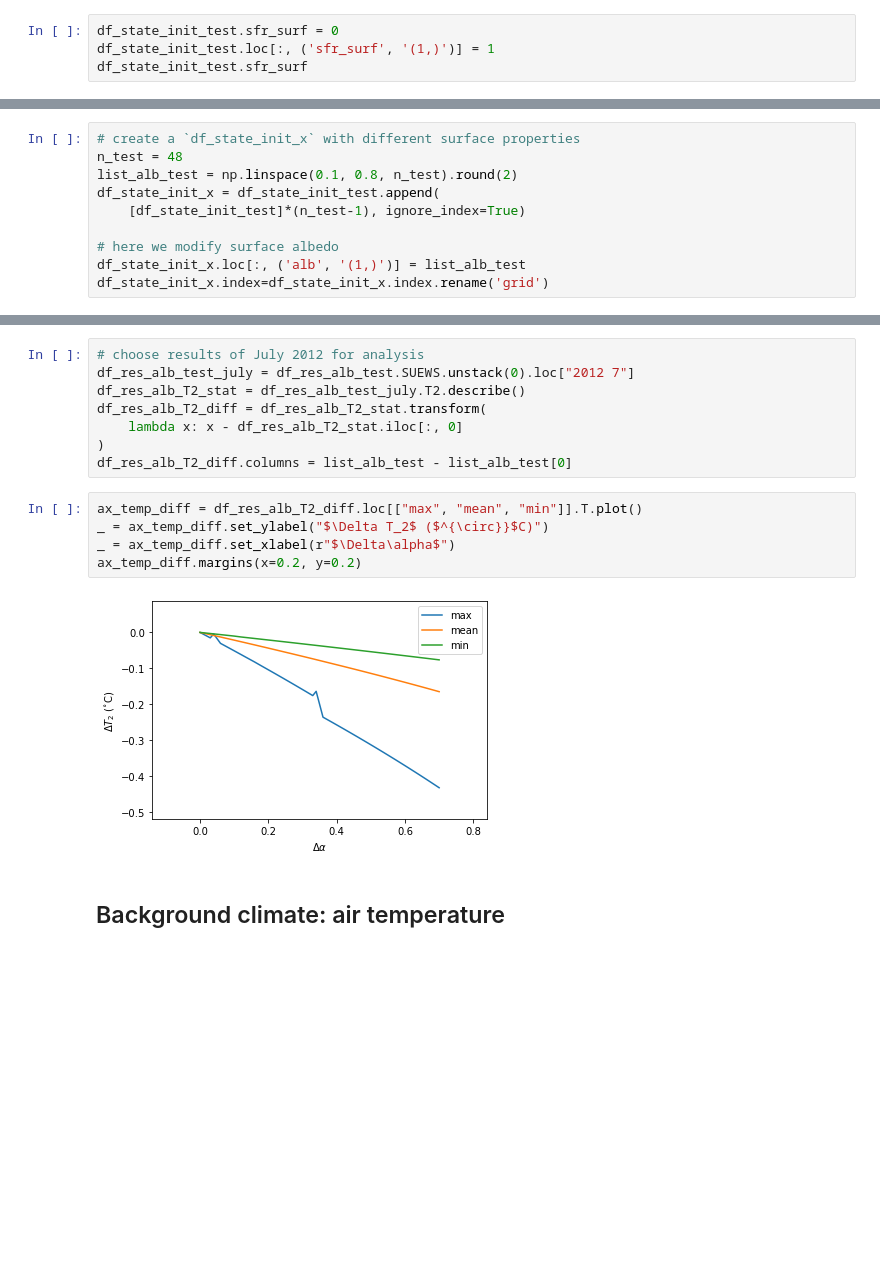
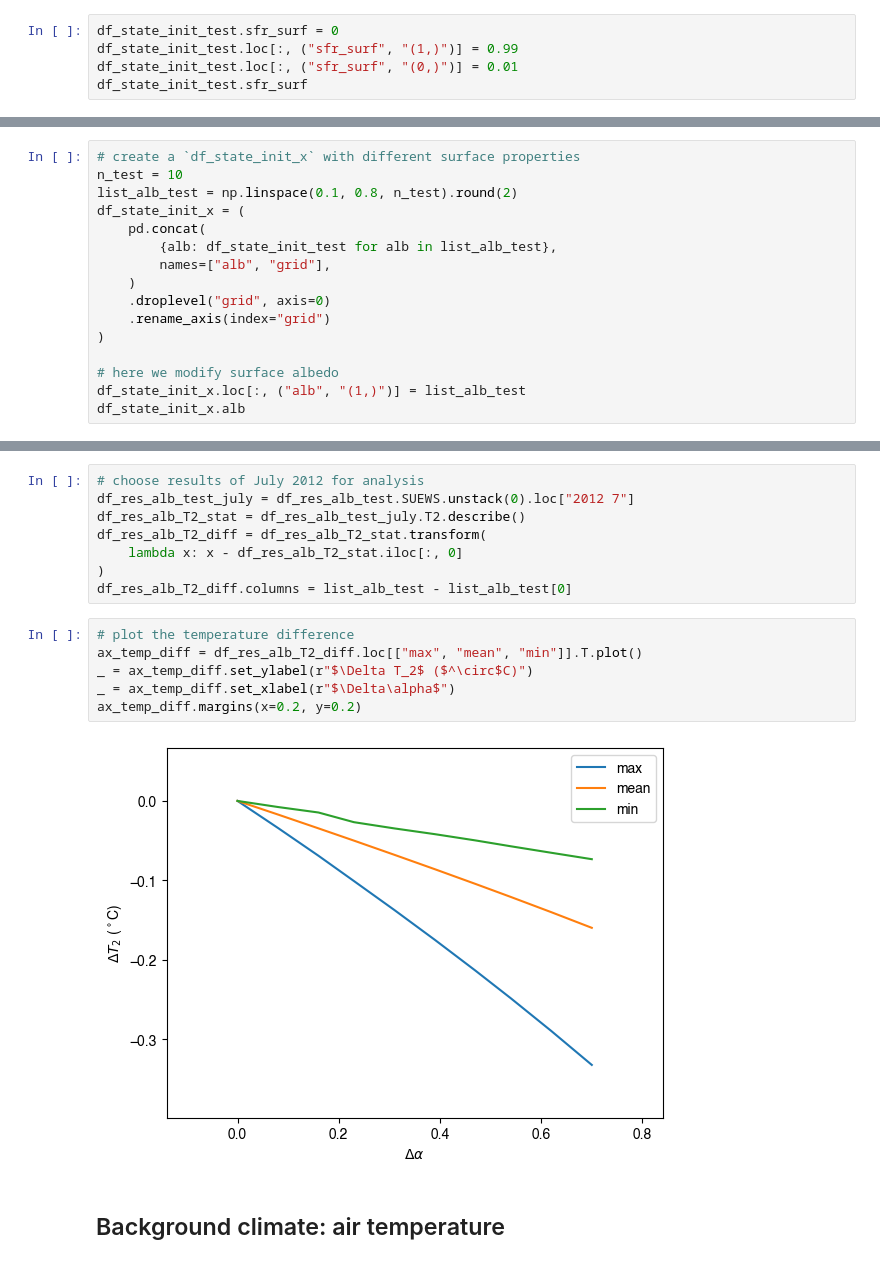
Before and after one commit to sj-mei/SUEWS, a Jupyter notebook: docs/source/tutorials/python/impact-studies.ipynb, the cells around one changed output, grey strips where cells are left out. Drawn from its saved outputs; the diff is of its cells as text; blank space fills up the shorter version.

```diff
--- a/docs/source/tutorials/python/impact-studies.ipynb
+++ b/docs/source/tutorials/python/impact-studies.ipynb
@@ -73,6 +64,7 @@ df_state_init_test = df_state_init.copy()
 # %%
 df_state_init_test.sfr_surf = 0
-df_state_init_test.loc[:, ('sfr_surf', '(1,)')] = 1
+df_state_init_test.loc[:, ("sfr_surf", "(1,)")] = 0.99
+df_state_init_test.loc[:, ("sfr_surf", "(0,)")] = 0.01
 df_state_init_test.sfr_surf
 # %% [output]
 | ind_dim | (0,) | (1,) | (2,) | (3,) | (4,) | (5,) | (6,) |
@@ -82,11 +74,17 @@ df_state_init_test.sfr_surf
 ### Construct a `df_state_init_x` dataframe to perform  `supy` simulations with specified albedo
 # %%
 # create a `df_state_init_x` with different surface properties
-n_test = 48
+n_test = 10
 list_alb_test = np.linspace(0.1, 0.8, n_test).round(2)
-df_state_init_x = df_state_init_test.append(
-    [df_state_init_test]*(n_test-1), ignore_index=True)
+df_state_init_x = (
+    pd.concat(
+        {alb: df_state_init_test for alb in list_alb_test},
+        names=["alb", "grid"],
+    )
+    .droplevel("grid", axis=0)
+    .rename_axis(index="grid")
+)
 
 # here we modify surface albedo
-df_state_init_x.loc[:, ('alb', '(1,)')] = list_alb_test
-df_state_init_x.index=df_state_init_x.index.rename('grid')
+df_state_init_x.loc[:, ("alb", "(1,)")] = list_alb_test
+df_state_init_x.alb
@@ -110,12 +121,13 @@ df_res_alb_T2_diff = df_res_alb_T2_stat.transform(
 )
 df_res_alb_T2_diff.columns = list_alb_test - list_alb_test[0]
 # %%
+# plot the temperature difference
 ax_temp_diff = df_res_alb_T2_diff.loc[["max", "mean", "min"]].T.plot()
-_ = ax_temp_diff.set_ylabel("$\Delta T_2$ ($^{\circ}}$C)")
+_ = ax_temp_diff.set_ylabel(r"$\Delta T_2$ ($^\circ$C)")
 _ = ax_temp_diff.set_xlabel(r"$\Delta\alpha$")
 ax_temp_diff.margins(x=0.2, y=0.2)
 # %% [output]
-[figure, old version]
+[figure, new version]
 # %% [markdown]
 ## Background climate: air temperature
 # %% [markdown]
```
Also changed, not shown: parts of 14 cells of this notebook, 54 other files.
